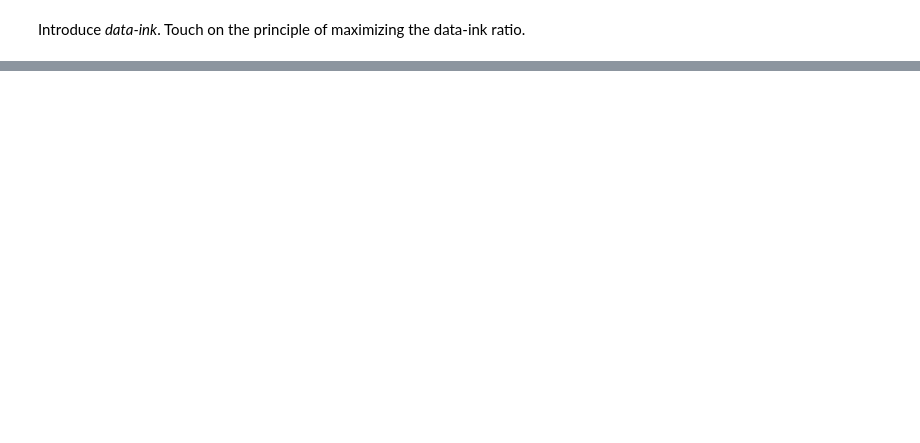
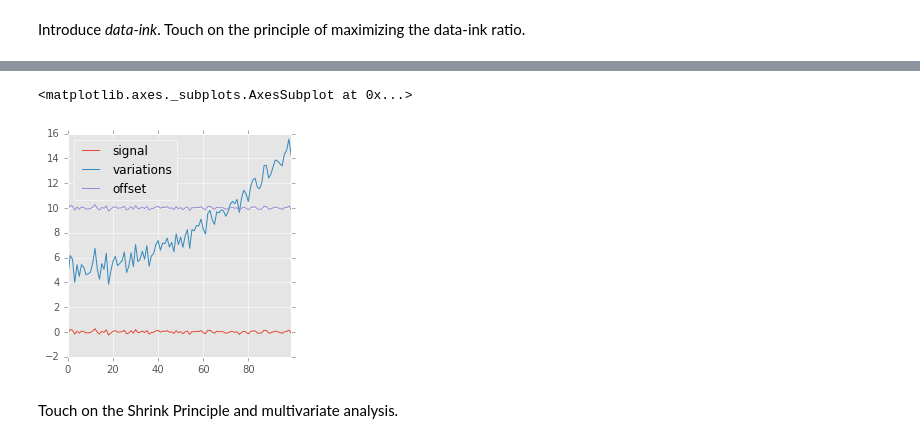
Before and after one commit to mkcor/datavis-tut, a Jupyter notebook: 1D.ipynb, the cells around one changed output, grey strips where cells are left out. Cells and saved outputs as stored; diff of their text form; code cells hidden in the pictures; blank space fills up the shorter version.

```diff
--- a/1D.ipynb
+++ b/1D.ipynb
@@ -37,0 +113,9 @@ Introduce *data-ink*. Touch on the principle of maximizing the data-ink ratio.
+# %%
+ts_reverse['offset'] = ts_reverse['signal'] + 10
+# %%
+ts_reverse[:100].plot(figsize=(4, 4))
+# %% [output]
+<matplotlib.axes._subplots.AxesSubplot at 0x...>
+[figure, added]
+# %% [markdown]
+Touch on the Shrink Principle and multivariate analysis.
```
Also changed, not shown: parts of 24 cells of this notebook.
